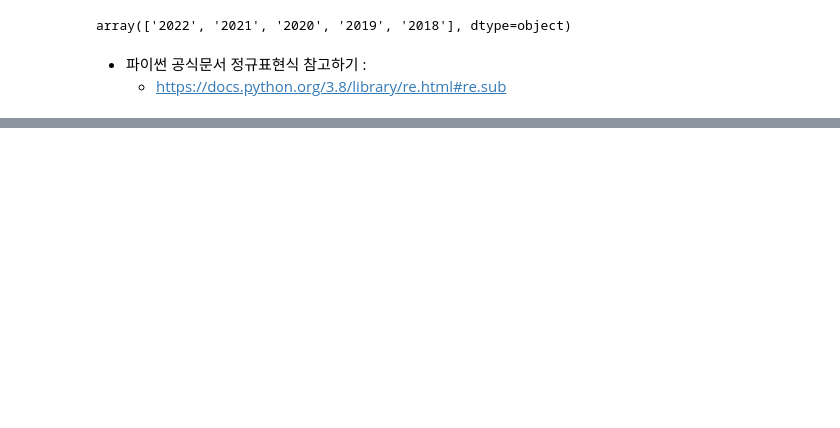
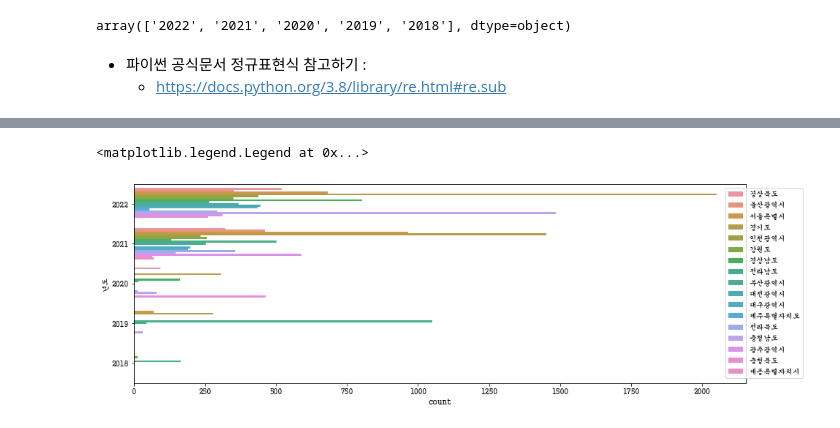
Before and after one commit to leekyuyoung4/ml0719, a Jupyter notebook: 데이터분석/공원데이터분석.ipynb, the cells around one changed output, grey strips where cells are left out. Saved outputs shown, nothing was run; the diff lists cells and outputs as text; code cells hidden in the pictures; blank space fills up the shorter version.

```diff
--- a/데이터분석/공원데이터분석.ipynb
+++ b/데이터분석/공원데이터분석.ipynb
@@ -291,0 +313,7 @@ df2['전화번호'].notnull().sum()
+# %%
+plt.figure(figsize=(15,5))
+sns.countplot(data=df2,y='년도',hue='시도')
+plt.legend(bbox_to_anchor=(1.1,1),loc = 'upper right')
+# %% [output]
+<matplotlib.legend.Legend at 0x...>
+[figure, added]
```
Also changed, not shown: parts of 17 cells of this notebook, 4 other files.
